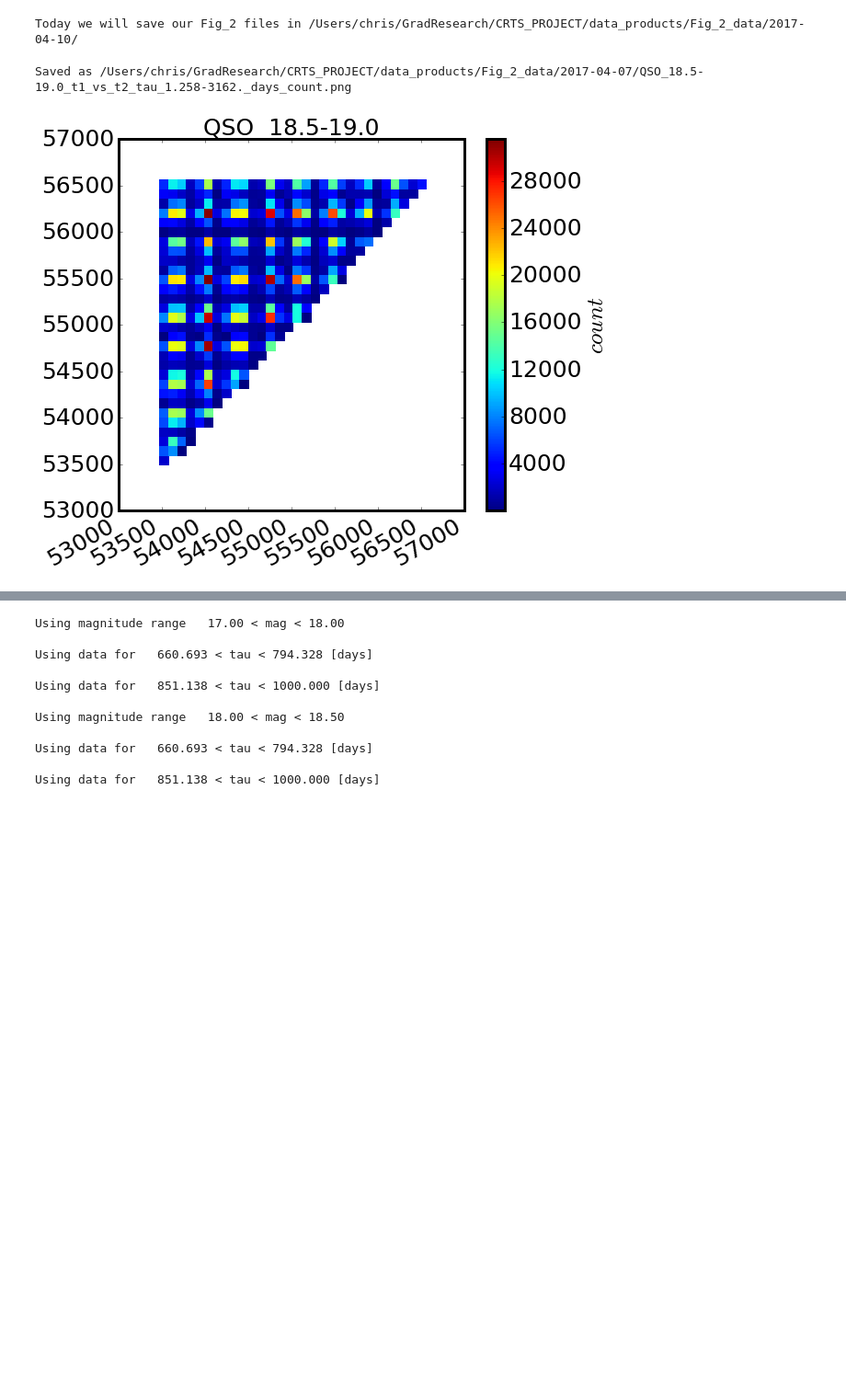
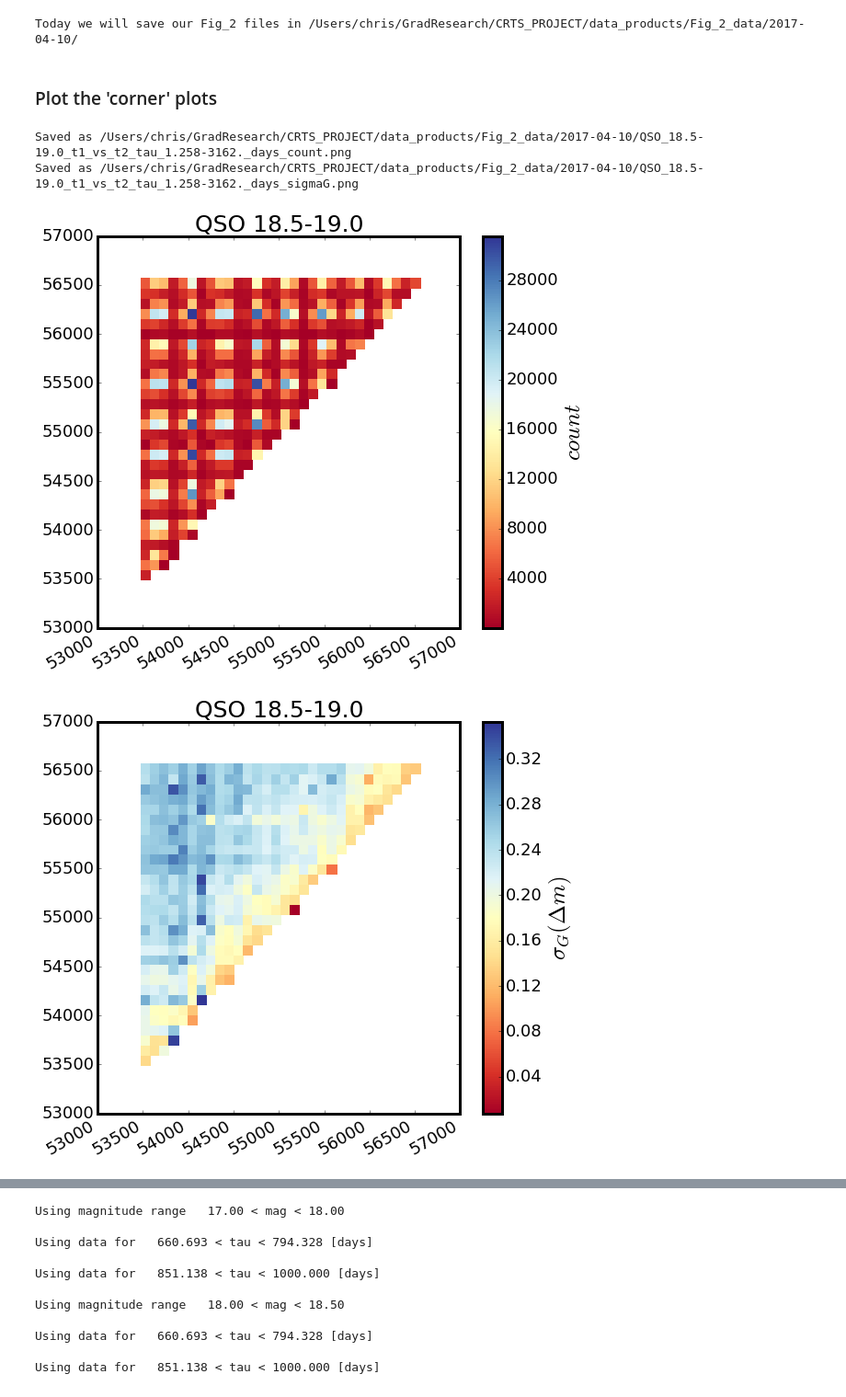
Before and after one commit to suberlak/CRTS_PROJECT, a Jupyter notebook: D_Fig_2_CRTS_sel_r_cut.ipynb, the cells around one changed output, grey strips where cells are left out. Shown at 92% size. Cells and saved outputs as stored; diff of their text form; code cells hidden in the pictures; blank space fills up the shorter version.

Commit message:
reordered corner plots, using faster_read_xi_ei(), added headings

```diff
--- a/D_Fig_2_CRTS_sel_r_cut.ipynb
+++ b/D_Fig_2_CRTS_sel_r_cut.ipynb
@@ -662,21 +662,12 @@ for i in range(len(Min_arr)):
 
     print('\nUsing now only lightcurves with SDSS  %f< %s < %f' % (Min, mag, Max))
 
-        #good_ids_S_blue = mod.cut_stars(star_cat = star_cat,mMin = Min, mMax=Max, mErrMax = 0.3, gi_Min = -1,
-    #                                      gi_Max=1, cut_mag=mag + '_mMed')
-
-    #good_ids_S_red = mod.cut_stars(star_cat = star_cat,mMin = Min, mMax=Max, mErrMax = 0.3, gi_Min = 1,
-    #                                   gi_Max=3, cut_mag=mag + '_mMed' )
-
     good_ids_QSO = mod.cut_qso(qso_cat=qso_cat, mMin = Min, mMax=Max, mErrMax = 0.3,
                            cut_mag=mag)
 
     # 2) for these objects,  read in the xi, ei, tau  points ...
-    #out_dic[Min]= mod.fast_read_xi_ei(inDirStars,  inDirQSO, good_ids_S_blue, good_ids_S_red, good_ids_QSO)
-
     # read only qso...
-
-    out_dic[Min]= mod.fast_read_xi_ei(inDirStars,  inDirQSO, good_ids_QSO=good_ids_QSO, detailed=True)
+    out_dic[Min]= mod.faster_read_xi_ei(inDirSF = inDirQSO, good_ids=good_ids_QSO, detailed=True)
 # %% [output]
 Using now only lightcurves with SDSS  18.000000< r < 18.500000
 
@@ -731,7 +722,7 @@ for i in range(len(Min_arr)):
                                           gi_Max=3, cut_mag=mag + '_mMed')
 
     # call these stars blue for the purpose of this routine, but it really doesn't matter ..
-    out_dic[Min]= mod.fast_read_xi_ei(inDirStars,  inDirQSO, good_ids_S_blue = good_ids_stars, detailed=True)
+    out_dic[Min]= mod.faster_read_xi_ei(inDirSF =inDirStars,  good_ids = good_ids_stars, detailed=True)
 # %% [output]
 Using now only lightcurves with SDSS  18.000000< r < 18.500000
 
@@ -799,15 +799,17 @@ import resource
 resource.setrlimit(resource.RLIMIT_NOFILE, (500,-1))
 
 from scipy.stats import binned_statistic_2d
+# %% [markdown]
+### Plot the 'corner' plots
 # %%
 # Plot the t1 vs t2...
 
-
+obj = 'qso' # 'starsB'
+pre = 'QSO' # 'Stars' # 'QSO'
 Min =  18.5
 Max = Min + 0.5
 #tau_min_arr = [np.power(10,tau) for tau in [2.69,2.82, 2.93]]
 #tau_max_arr = [np.power(10,tau) for tau in [2.77, 2.9, 3.0 ]]
-
 
 # select all points ...
 tau_min_arr = [np.power(10,tau) for tau in [0.1]]#[2.69]] #    [2.82, 2.93] ]
@@ -820,46 +822,80 @@ for i in range(len(tau_min_arr)):
     tau_min = tau_min_arr[i]
     tau_max = tau_max_arr[i]
 
-    mask_in = (tau_min < out_dic[Min]['qso'][1]) * (out_dic[Min]['qso'][1] < tau_max)
-    t1  = out_dic[Min]['qso'][3][mask_in]
-    t2  = out_dic[Min]['qso'][4][mask_in]
-    xi  = out_dic[Min]['qso'][0][mask_in]
+    mask_in = (tau_min < out_dic[Min]['tau']) * (out_dic[Min]['tau'] < tau_max)
+    t1  = out_dic[Min]['t1'][mask_in]
+    t2  = out_dic[Min]['t2'][mask_in]
+    xi  = out_dic[Min]['xi'][mask_in]
 
 
     x = np.append(x, t1)
     y = np.append(y, t2)
     z = np.append(z, xi)
 
 def func(num) :
     return 0.7413*(np.percentile(num, 75) - np.percentile(num,25))
 
+
+# set bin size for both plots ....
 bin_size_days = 100
 nbins = int((max(t1) - min(t1)) / bin_size_days )
 
+
+# plot 1 :  t1 vs t2 colored by  count
 stats = binned_statistic_2d(x, y, values = z, statistic='count', bins=nbins)
 
 z_sigma, x_edges, y_edges = stats[0], stats[1], stats[2]
 # replace all nan's by 0 ...
 z_sigma[np.isnan(z_sigma)] =0
 z_reduce  =  z_sigma # [:-1, :-1] no need to reduce here because x_edges are already given with the right size
 z_min, z_max = z_reduce.min(), np.abs(z_reduce).max()
 z_rot = np.rot90(z_reduce)  # rotate and flip to properly display...
 z_rot_flip = np.flipud(z_rot)
 z_masked = np.ma.masked_where(z_rot_flip == 0 , z_rot_flip)  # mask out zeros...
 
 # Plot 2D histogram using pcolor
 fig,ax = plt.subplots(1,1, figsize=(8,7))
-image = ax.pcolormesh(x_edges,y_edges,z_masked, cmap='jet')  # np.log10(z_masked) gives log counts
+cm = plt.cm.get_cmap('RdYlBu')
+image = ax.pcolormesh(x_edges,y_edges,z_masked, cmap=cm)  # np.log10(z_masked) gives log counts
 fig.autofmt_xdate()
 plt.tight_layout()
 colorbar = fig.colorbar(image, ax = ax,  orientation='vertical')
-#colorbar.set_label(r'$\sigma_{G}(\Delta m)$', fontsize=25)
 colorbar.set_label(r'$count$', fontsize=25)
 
-ax.set_title('QSO  '+str(Min)+'-'+str(Min+0.5), fontsize=25)
-title = 'QSO_'+str(Min)+'-'+str(Max)+'_t1_vs_t2_tau_'+str(tau_min)[:5]+'-'+str(tau_max)[:5]+'_days_count.png'
+
+ax.set_title(pre+' '+str(Min)+'-'+str(Min+0.5), fontsize=25)
+title = pre+'_'+str(Min)+'-'+str(Max)+'_t1_vs_t2_tau_'+str(tau_min)[:5]+'-'+str(tau_max)[:5]+'_days_count.png'
 plt.savefig(outDir + title, bbox_inches='tight')
 print('Saved as %s'%(outDir+title))
+
+
+# plot 2 :  t1 vs t2 colored by  sigmaG(xi) per bin
+
+stats = binned_statistic_2d(x, y, values = z, statistic=func, bins=nbins)
+
+z_sigma, x_edges, y_edges = stats[0], stats[1], stats[2]
+# replace all nan's by 0 ...
+z_sigma[np.isnan(z_sigma)] =0
+z_reduce  =  z_sigma # [:-1, :-1] no need to reduce here because x_edges are already given with the right size
+z_min, z_max = z_reduce.min(), np.abs(z_reduce).max()
+z_rot = np.rot90(z_reduce)  # rotate and flip to properly display...
+z_rot_flip = np.flipud(z_rot)
+z_masked = np.ma.masked_where(z_rot_flip == 0 , z_rot_flip)  # mask out zeros...
+
+# Plot 2D histogram using pcolor
+fig,ax = plt.subplots(1,1, figsize=(8,7))
+image = ax.pcolormesh(x_edges,y_edges,z_masked, cmap=cm)  # np.log10(z_masked) gives log counts
+fig.autofmt_xdate()
+plt.tight_layout()
+colorbar = fig.colorbar(image, ax = ax,  orientation='vertical')
+colorbar.set_label(r'$\sigma_{G}(\Delta m)$', fontsize=25)
+
+ax.set_title(pre+' '+ str(Min)+'-'+str(Min+0.5), fontsize=25)
+title = pre+'_'+str(Min)+'-'+str(Max)+'_t1_vs_t2_tau_'+str(tau_min)[:5]+'-'+str(tau_max)[:5]+'_days_sigmaG.png'
+plt.savefig(outDir + title, bbox_inches='tight')
+print('Saved as %s'%(outDir+title))
 # %% [output]
-Saved as /Users/chris/GradResearch/CRTS_PROJECT/data_products/Fig_2_data/2017-04-07/QSO_18.5-19.0_t1_vs_t2_tau_1.258-3162._days_count.png
+Saved as /Users/chris/GradResearch/CRTS_PROJECT/data_products/Fig_2_data/2017-04-10/QSO_18.5-19.0_t1_vs_t2_tau_1.258-3162._days_count.png
+Saved as /Users/chris/GradResearch/CRTS_PROJECT/data_products/Fig_2_data/2017-04-10/QSO_18.5-19.0_t1_vs_t2_tau_1.258-3162._days_sigmaG.png
-[figure, old version]
+[figure, new version]
+[figure, added]
```
Also changed, not shown: parts of 12 cells of this notebook.
